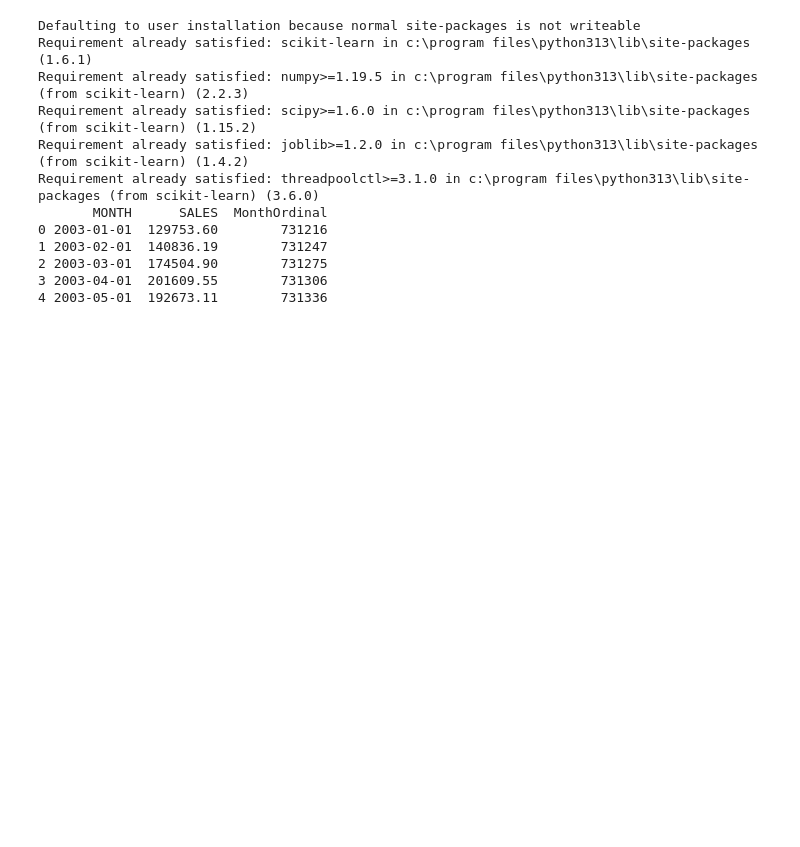
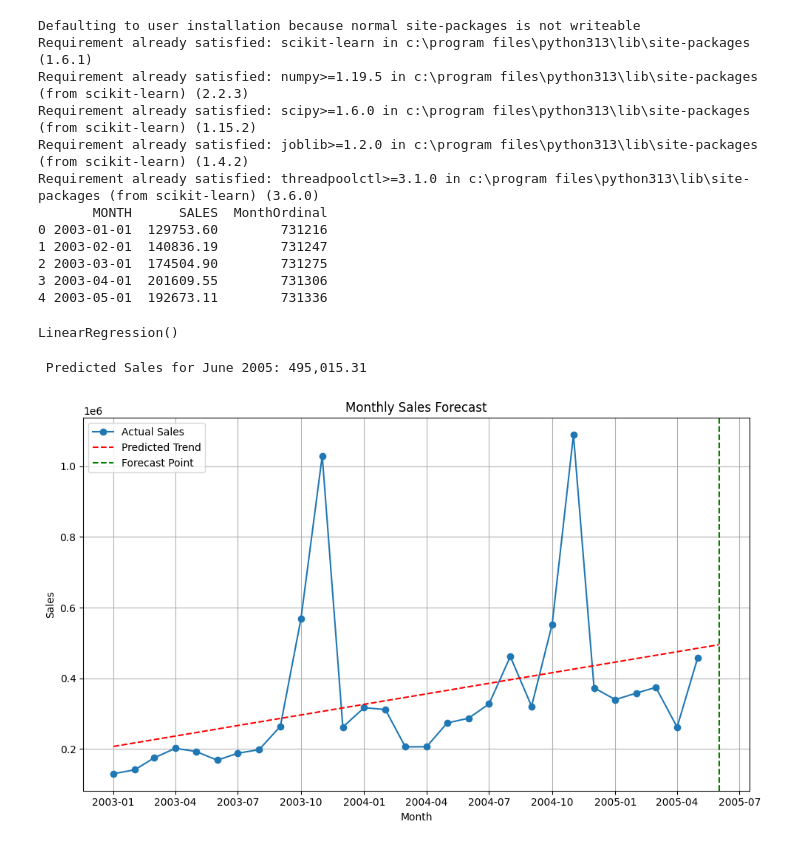
Before and after one commit to Krithika-devadiga/sales-data-analysis, a Jupyter notebook: notebooks/sales_analysis.ipynb, the cells around one changed output. Drawn from its saved outputs; the diff is of its cells as text; code cells hidden in the pictures; blank space fills up the shorter version.

```diff
--- a/notebooks/sales_analysis.ipynb
+++ b/notebooks/sales_analysis.ipynb
@@ -160,3 +160,44 @@ Requirement already satisfied: threadpoolctl>=3.1.0 in c:\program files\python31
 2 2003-03-01  174504.90        731275
 3 2003-04-01  201609.55        731306
 4 2003-05-01  192673.11        731336
+# %%
+from sklearn.linear_model import LinearRegression
+import numpy as np
+
+X = monthly_sales['MonthOrdinal'].values.reshape(-1, 1)
+y = monthly_sales['SALES'].values
+model = LinearRegression()
+model.fit(X, y)
+# %% [output]
+LinearRegression()
+# %%
+from datetime import datetime, timedelta
+
+next_month_date = monthly_sales['MONTH'].max() + pd.DateOffset(months=1)
+next_month_ordinal = np.array([[next_month_date.toordinal()]])
+predicted_sales = model.predict(next_month_ordinal)
+
+print(f" Predicted Sales for {next_month_date.strftime('%B %Y')}: {predicted_sales[0]:,.2f}")
+# %% [output]
+ Predicted Sales for June 2005: 495,015.31
+# %%
+
+plt.figure(figsize=(10,6))
+plt.plot(monthly_sales['MONTH'], y, label='Actual Sales', marker='o')
+
+X_all = np.append(X, next_month_ordinal)
+y_pred_all = model.predict(X_all.reshape(-1,1))
+
+plt.plot(pd.to_datetime([datetime.fromordinal(int(i)) for i in X_all]), y_pred_all,
+         label='Predicted Trend', linestyle='--', color='red')
+
+plt.axvline(next_month_date, color='green', linestyle='--', label='Forecast Point')
+plt.title('Monthly Sales Forecast')
+plt.ylabel('Sales')
+plt.xlabel('Month')
+plt.legend()
+plt.grid()
+plt.tight_layout()
+plt.show()
+# %% [output]
+[figure, added]
```
